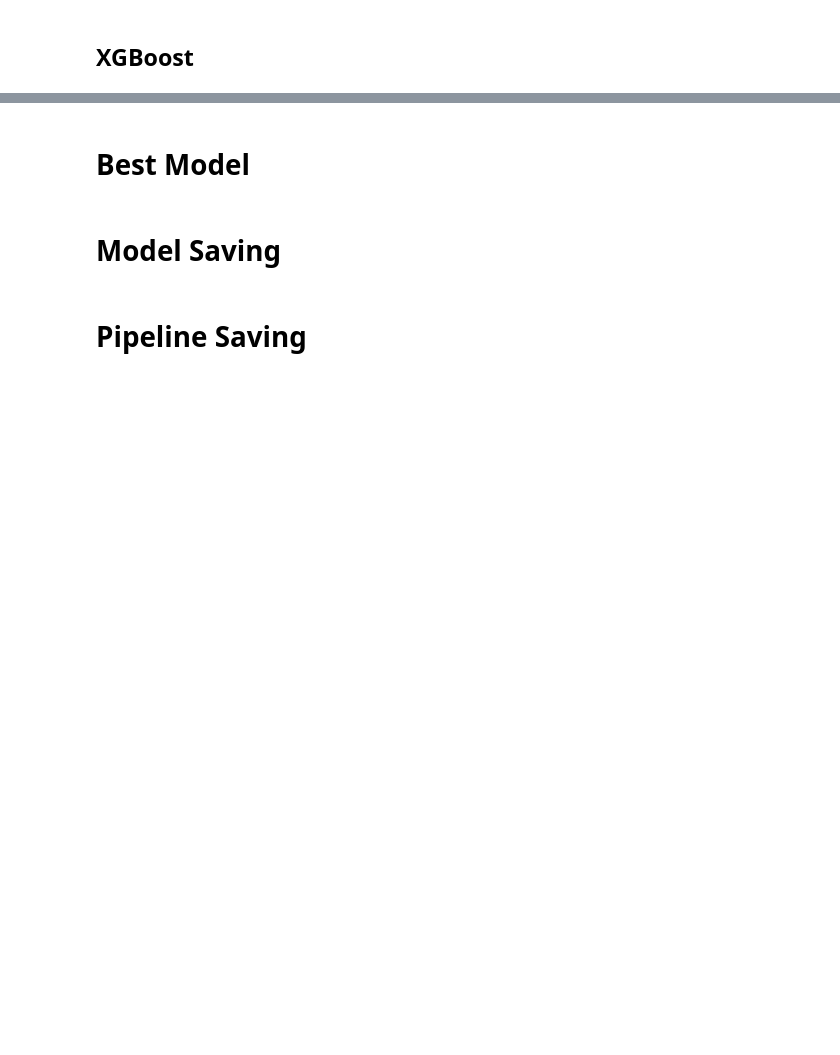
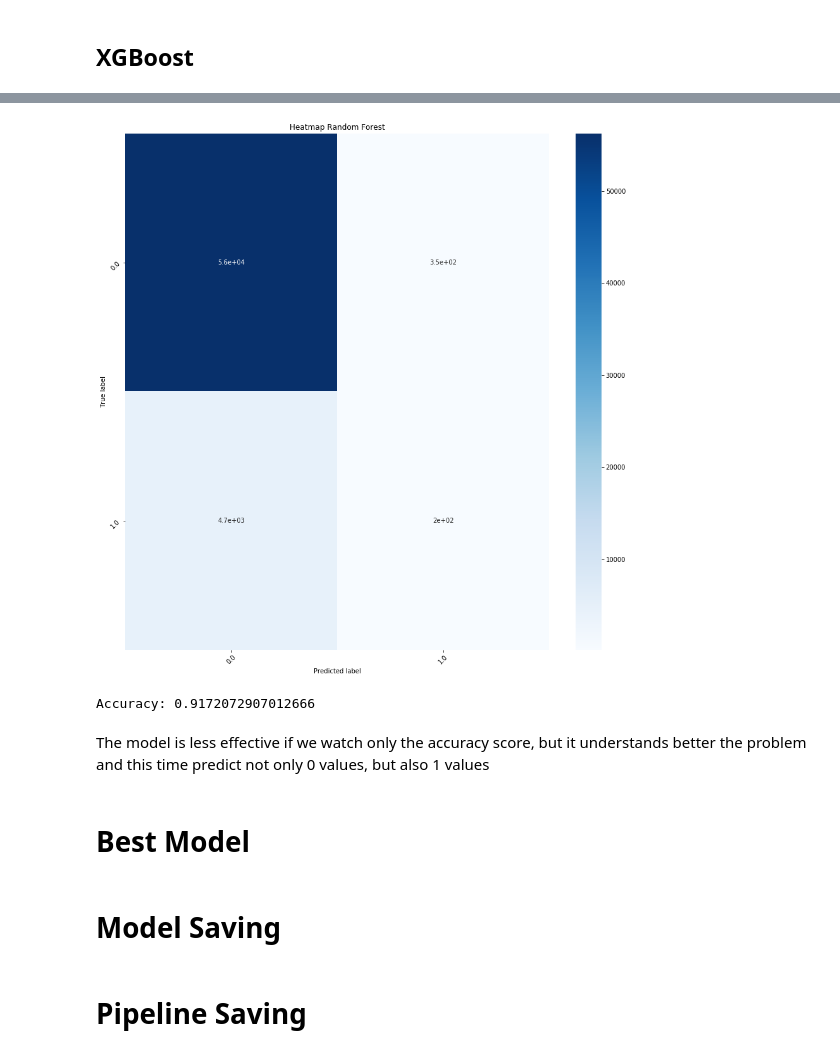
Before and after one commit to Julien-paulet/Ds_Projet7, a Jupyter notebook: P7_PAULET_JULIEN_MODEL.ipynb, the cells around one changed output, grey strips where cells are left out. Drawn from its saved outputs; the diff is of its cells as text; code cells hidden in the pictures; blank space fills up the shorter version.

Commit message:
Model implementation, still some improvement to do

```diff
--- a/P7_PAULET_JULIEN_MODEL.ipynb
+++ b/P7_PAULET_JULIEN_MODEL.ipynb
@@ -260,3 +365,33 @@ Function elapsed in:  6.6757384 s
+# %%
+ypred = bst.predict(dtest)
+ypred_df = pd.DataFrame(ypred, index=y_test.index, columns=['Predict'])
+ypred_df['Predict'] = np.where(ypred_df['Predict']>0.50, 1, 0)
+# %%
+accuracy = pd.merge(y_test, ypred_df, left_index=True, right_index=True, how='inner')
+
+conf_matrix = confusion_matrix(accuracy["TARGET"],
+                               accuracy['Predict'])
+
+x_label = accuracy["TARGET"].unique()
+y_label = accuracy["TARGET"].unique()
+
+ax = plt.subplots(figsize=(15,15))
+ax = sns.heatmap(conf_matrix, cmap=plt.cm.Blues, annot=True)
+ax.set(xticklabels=x_label, yticklabels=y_label,
+        title="Heatmap Random Forest",
+        ylabel='True label',
+        xlabel='Predicted label')
+#plt.savefig("Graphiques/heatmap_kmeans")
+plt.xticks(rotation=45)
+plt.yticks(rotation=45)
+#plt.savefig("Graphiques/Heatmap_text.jpg")
+plt.show()
+print('Accuracy:', accuracy_score(y_test, ypred_df))
+# %% [output]
+[figure, added]
+Accuracy: 0.9172072907012666
+# %% [markdown]
+The model is less effective if we watch only the accuracy score, but it understands better the problem and this time predict not only 0 values, but also 1 values
 # %% [markdown]
 # Best Model
 # %% [markdown]
```
Also changed, not shown: parts of 26 cells of this notebook.
